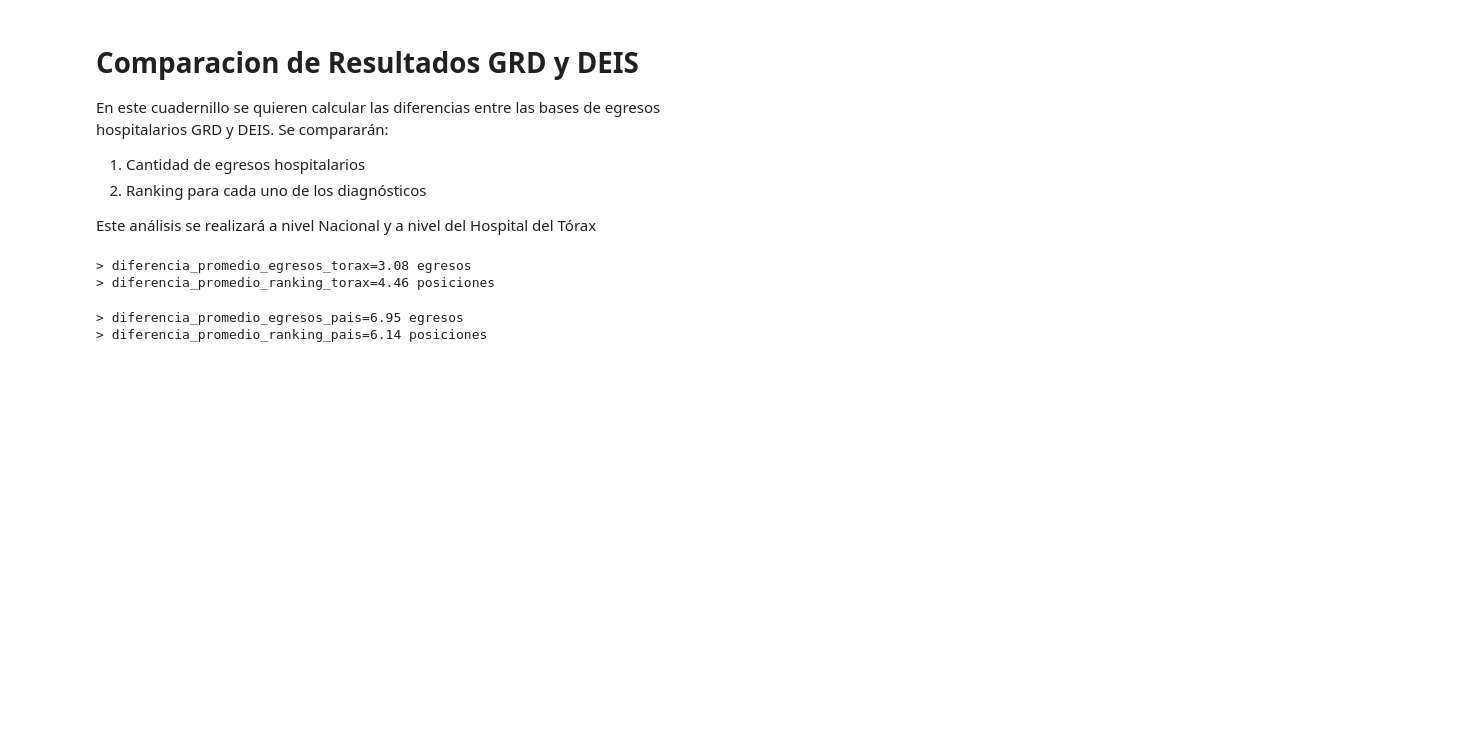
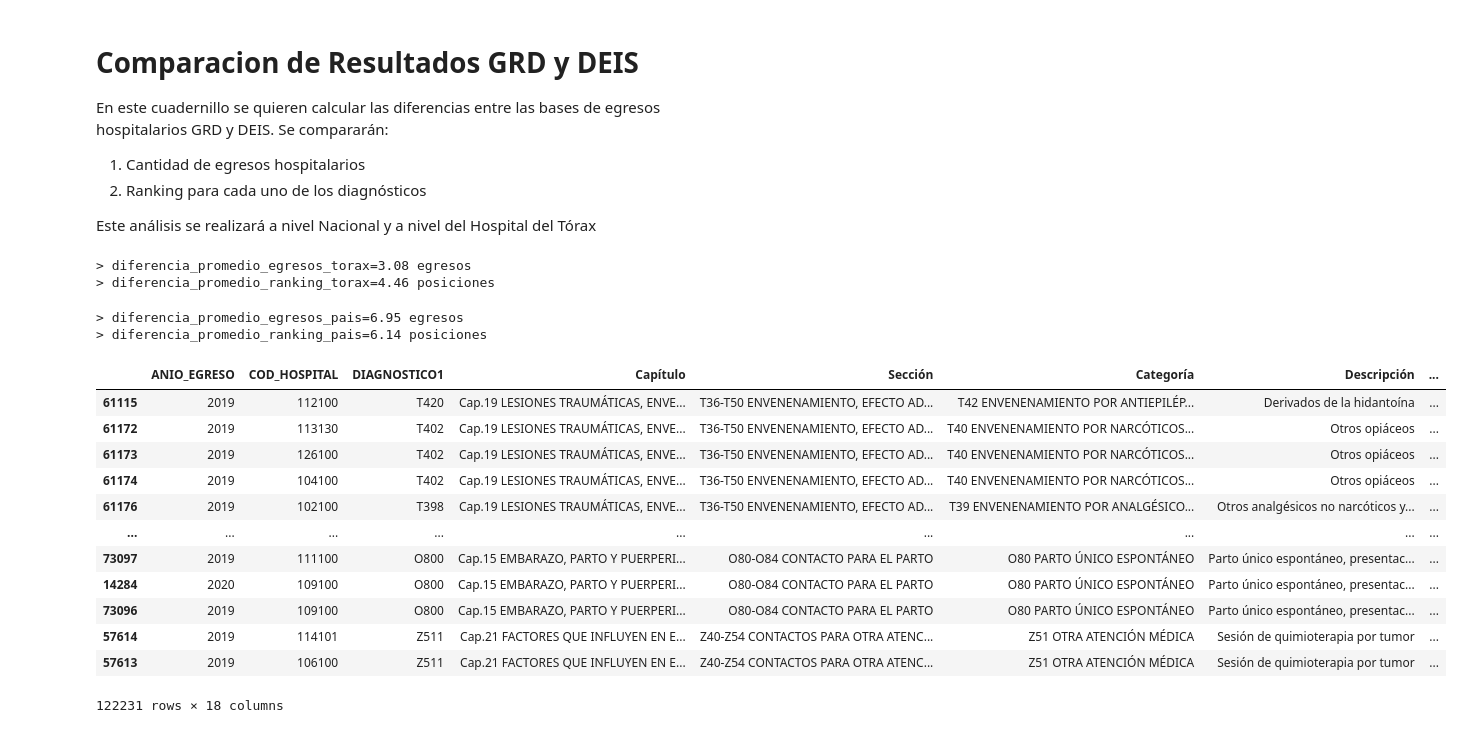
Before and after one commit to JavierRojas14/grd, a Jupyter notebook: notebooks/6.0-jrb-comparison-of-discharges-grd-and-deis.ipynb, the cells around one changed output. Drawn from its saved outputs; the diff is of its cells as text; code cells hidden in the pictures; blank space fills up the shorter version.

```diff
--- a/notebooks/6.0-jrb-comparison-of-discharges-grd-and-deis.ipynb
+++ b/notebooks/6.0-jrb-comparison-of-discharges-grd-and-deis.ipynb
@@ -45,6 +45,10 @@ COLUMNAS_A_SELECCIONAR = [
     "ANIO_EGRESO",
     "COD_HOSPITAL",
     "DIAGNOSTICO1",
+    "Capítulo",
+    "Sección",
+    "Categoría",
+    "Descripción",
     "GLOSA_ESTABLECIMIENTO_SALUD",
     "n_egresos",
     "n_egresos_DEIS",
@@ -57,18 +61,20 @@ COLUMNAS_A_SELECCIONAR = [
 ]
 
 # Une ambas bases de datos segun el anio, hospital y diagnostico principal
-comparacion_grd_deis_pais = ranking_egresos_nacionales_grd.join(
-    ranking_egresos_nacionales_deis,
-    left_on=["ANIO_EGRESO", "COD_HOSPITAL", "DIAGNOSTICO1"],
-    right_on=["ANO_EGRESO", "ESTABLECIMIENTO_SALUD", "DIAG1"],
-    how="inner",
-    suffix="_DEIS",
-).to_pandas()
+comparacion_grd_deis_pais = (
+    ranking_egresos_nacionales_grd.join(
+        ranking_egresos_nacionales_deis,
+        left_on=["ANIO_EGRESO", "COD_HOSPITAL", "DIAGNOSTICO1"],
+        right_on=["ANO_EGRESO", "ESTABLECIMIENTO_SALUD", "DIAG1"],
+        how="inner",
+        suffix="_DEIS",
+    )
+    .select(pl.col(COLUMNAS_A_SELECCIONAR))
+    .to_pandas()
+)
 
 # Obtiene comparacion de egresos solamente para el Torax
-comparacion_grd_deis_torax = comparacion_grd_deis_pais[COLUMNAS_A_SELECCIONAR].query(
-    "COD_HOSPITAL == 112103"
-)
+comparacion_grd_deis_torax = comparacion_grd_deis_pais.query("COD_HOSPITAL == 112103").copy()
 # %%
 DIFERENCIAS_A_CALCULAR = [
     ("n_egresos", "n_egresos_DEIS"),
@@ -115,3 +121,19 @@ print(f"> {diferencia_promedio_ranking_pais=:.2f} posiciones")
 # %% [output]
 > diferencia_promedio_egresos_pais=6.95 egresos
 > diferencia_promedio_ranking_pais=6.14 posiciones
+# %%
+comparacion_grd_deis_pais.sort_values("n_egresos_n_egresos_DEIS_difference")
+# %% [output]
+|  | ANIO_EGRESO | COD_HOSPITAL | DIAGNOSTICO1 | Capítulo | Sección | Categoría | Descripción | ... |
+| 61115 | 2019 | 112100 | T420 | Cap.19 LESIONES TRAUMÁTICAS, ENVE... | T36-T50 ENVENENAMIENTO, EFECTO AD... | T42 ENVENENAMIENTO POR ANTIEPILÉP... | Derivados de la hidantoína | ... |
+| 61172 | 2019 | 113130 | T402 | Cap.19 LESIONES TRAUMÁTICAS, ENVE... | T36-T50 ENVENENAMIENTO, EFECTO AD... | T40 ENVENENAMIENTO POR NARCÓTICOS... | Otros opiáceos | ... |
+| 61173 | 2019 | 126100 | T402 | Cap.19 LESIONES TRAUMÁTICAS, ENVE... | T36-T50 ENVENENAMIENTO, EFECTO AD... | T40 ENVENENAMIENTO POR NARCÓTICOS... | Otros opiáceos | ... |
+| 61174 | 2019 | 104100 | T402 | Cap.19 LESIONES TRAUMÁTICAS, ENVE... | T36-T50 ENVENENAMIENTO, EFECTO AD... | T40 ENVENENAMIENTO POR NARCÓTICOS... | Otros opiáceos | ... |
+| 61176 | 2019 | 102100 | T398 | Cap.19 LESIONES TRAUMÁTICAS, ENVE... | T36-T50 ENVENENAMIENTO, EFECTO AD... | T39 ENVENENAMIENTO POR ANALGÉSICO... | Otros analgésicos no narcóticos y... | ... |
+| ... | ... | ... | ... | ... | ... | ... | ... | ... |
+| 73097 | 2019 | 111100 | O800 | Cap.15 EMBARAZO, PARTO Y PUERPERI... | O80-O84 CONTACTO PARA EL PARTO | O80 PARTO ÚNICO ESPONTÁNEO | Parto único espontáneo, presentac... | ... |
+| 14284 | 2020 | 109100 | O800 | Cap.15 EMBARAZO, PARTO Y PUERPERI... | O80-O84 CONTACTO PARA EL PARTO | O80 PARTO ÚNICO ESPONTÁNEO | Parto único espontáneo, presentac... | ... |
+| 73096 | 2019 | 109100 | O800 | Cap.15 EMBARAZO, PARTO Y PUERPERI... | O80-O84 CONTACTO PARA EL PARTO | O80 PARTO ÚNICO ESPONTÁNEO | Parto único espontáneo, presentac... | ... |
+| 57614 | 2019 | 114101 | Z511 | Cap.21 FACTORES QUE INFLUYEN EN E... | Z40-Z54 CONTACTOS PARA OTRA ATENC... | Z51 OTRA ATENCIÓN MÉDICA | Sesión de quimioterapia por tumor | ... |
+| 57613 | 2019 | 106100 | Z511 | Cap.21 FACTORES QUE INFLUYEN EN E... | Z40-Z54 CONTACTOS PARA OTRA ATENC... | Z51 OTRA ATENCIÓN MÉDICA | Sesión de quimioterapia por tumor | ... |
+122231 rows × 18 columns
```
Also changed, not shown: parts of 1 cell of this notebook.
